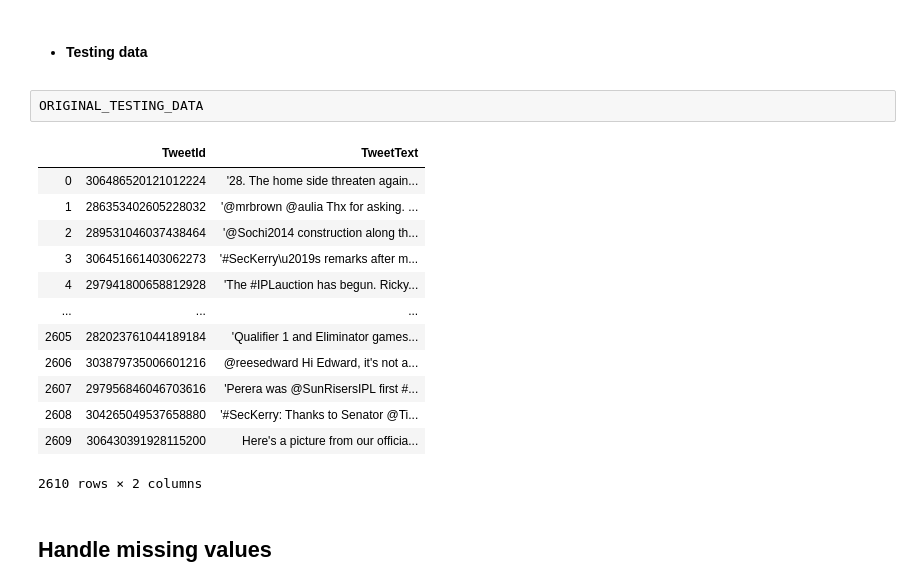
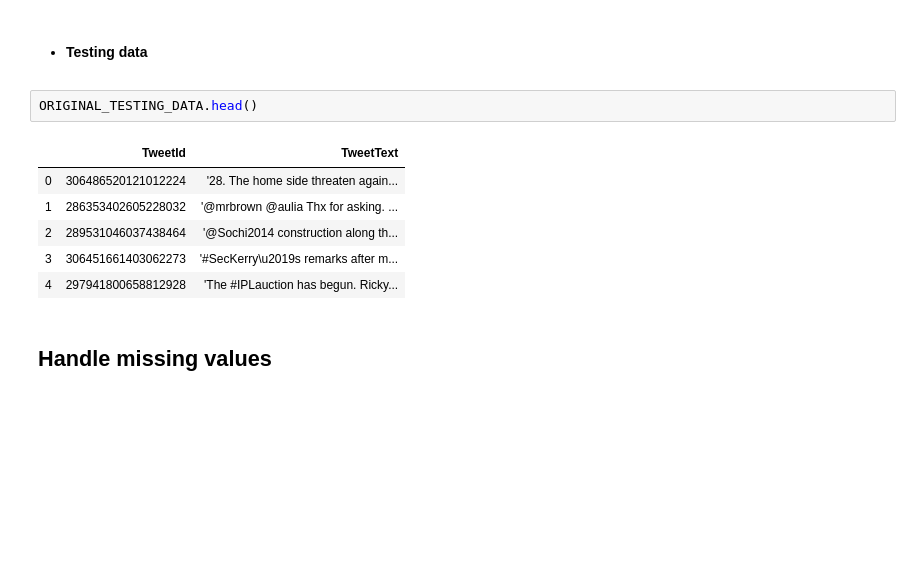
Before and after one commit to EliasBalah/tweets_topic_classification, a Jupyter notebook: Jupyter Notebook/py.ipynb, the cells around one changed output. Saved outputs shown, nothing was run; the diff lists cells and outputs as text; blank space fills up the shorter version.

```diff
--- a/main/py.ipynb
+++ b/Jupyter Notebook/py.ipynb
@@ -61,21 +54,14 @@ ORIGINAL_TRAINING_DATA
 # %% [markdown]
 - #### Testing data
 # %%
-ORIGINAL_TESTING_DATA
+ORIGINAL_TESTING_DATA.head()
 # %% [output]
 |  | TweetId | TweetText |
 | 0 | 306486520121012224 | '28. The home side threaten again... |
 | 1 | 286353402605228032 | '@mrbrown @aulia Thx for asking. ... |
 | 2 | 289531046037438464 | '@Sochi2014 construction along th... |
 | 3 | 306451661403062273 | '#SecKerry\u2019s remarks after m... |
 | 4 | 297941800658812928 | 'The #IPLauction has begun. Ricky... |
-| ... | ... | ... |
-| 2605 | 282023761044189184 | 'Qualifier 1 and Eliminator games... |
-| 2606 | 303879735006601216 | @reesedward Hi Edward, it's not a... |
-| 2607 | 297956846046703616 | 'Perera was @SunRisersIPL first #... |
-| 2608 | 304265049537658880 | '#SecKerry: Thanks to Senator @Ti... |
-| 2609 | 306430391928115200 | Here's a picture from our officia... |
-2610 rows × 2 columns
 # %% [markdown]
 ## Handle missing values
 # %% [markdown]
```
Also changed, not shown: parts of 5 cells of this notebook, 2 other files.
